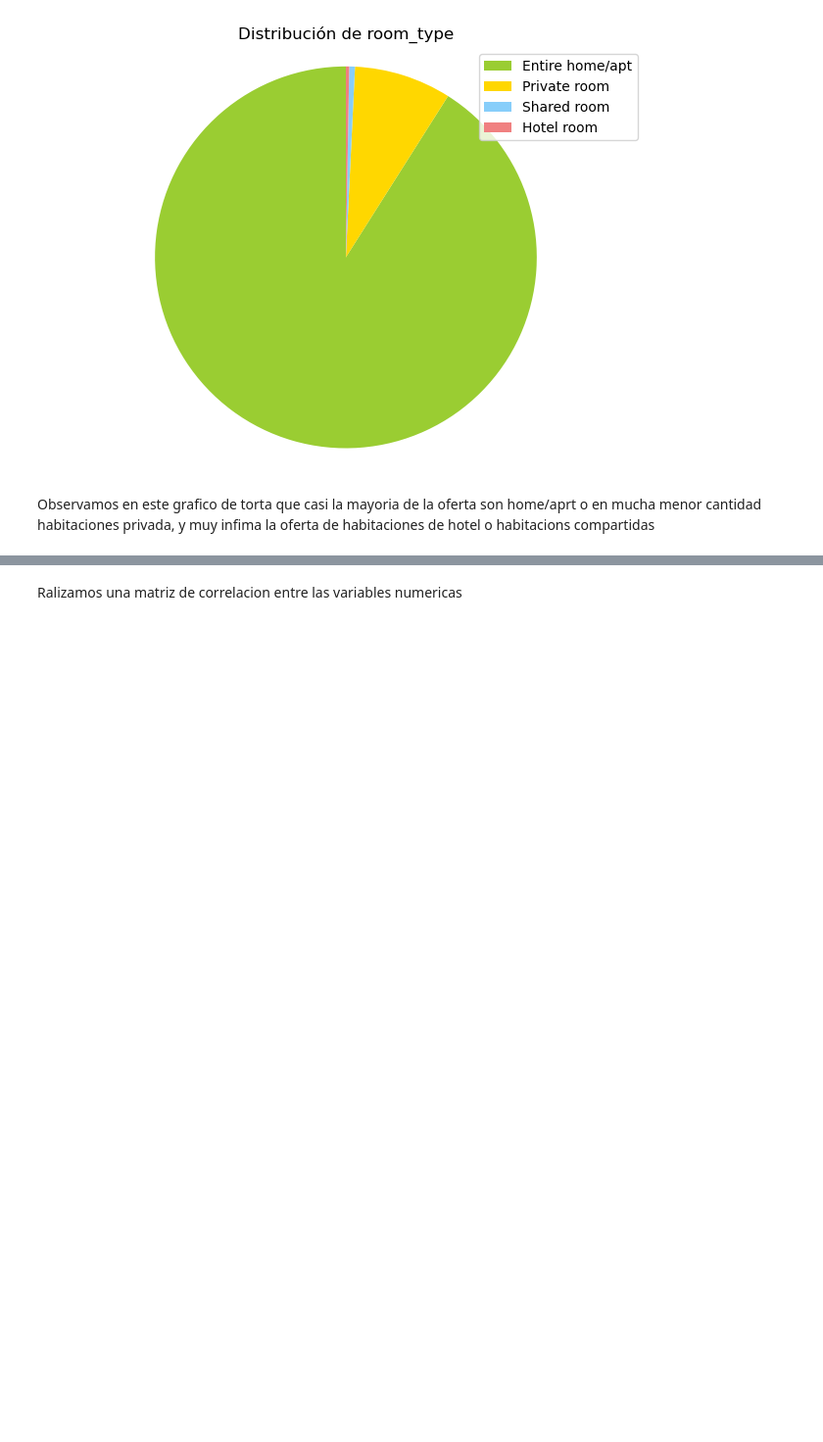
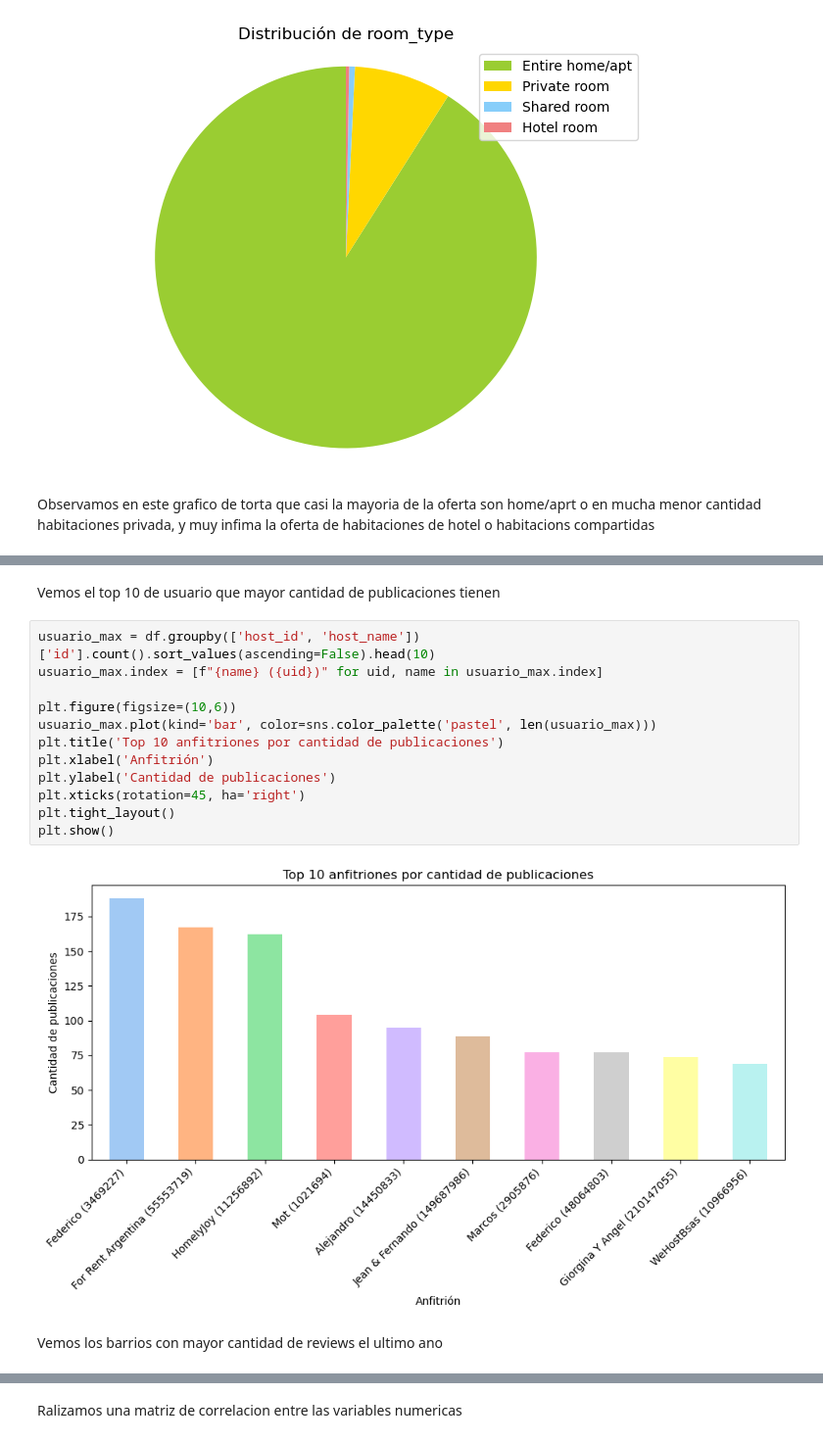
Before and after one commit to gonza29811/TP-analisis-de-datos, a Jupyter notebook: AirBnB.ipynb, the cells around one changed output, grey strips where cells are left out. Shown at 98% size. Saved outputs shown, nothing was run; the diff lists cells and outputs as text; blank space fills up the shorter version.

```diff
--- a/AirBnB.ipynb
+++ b/AirBnB.ipynb
@@ -265,0 +282,18 @@ Observamos en este grafico de torta que casi la mayoria de la oferta son home/ap
+# %% [markdown]
+Vemos el top 10 de usuario que mayor cantidad de publicaciones tienen
+# %%
+usuario_max = df.groupby(['host_id', 'host_name'])['id'].count().sort_values(ascending=False).head(10)
+usuario_max.index = [f"{name} ({uid})" for uid, name in usuario_max.index]
+
+plt.figure(figsize=(10,6))
+usuario_max.plot(kind='bar', color=sns.color_palette('pastel', len(usuario_max)))
+plt.title('Top 10 anfitriones por cantidad de publicaciones')
+plt.xlabel('Anfitrión')
+plt.ylabel('Cantidad de publicaciones')
+plt.xticks(rotation=45, ha='right')
+plt.tight_layout()
+plt.show()
+# %% [output]
+[figure, added]
+# %% [markdown]
+Vemos los barrios con mayor cantidad de reviews el ultimo ano
```
Also changed, not shown: parts of 57 cells of this notebook.
